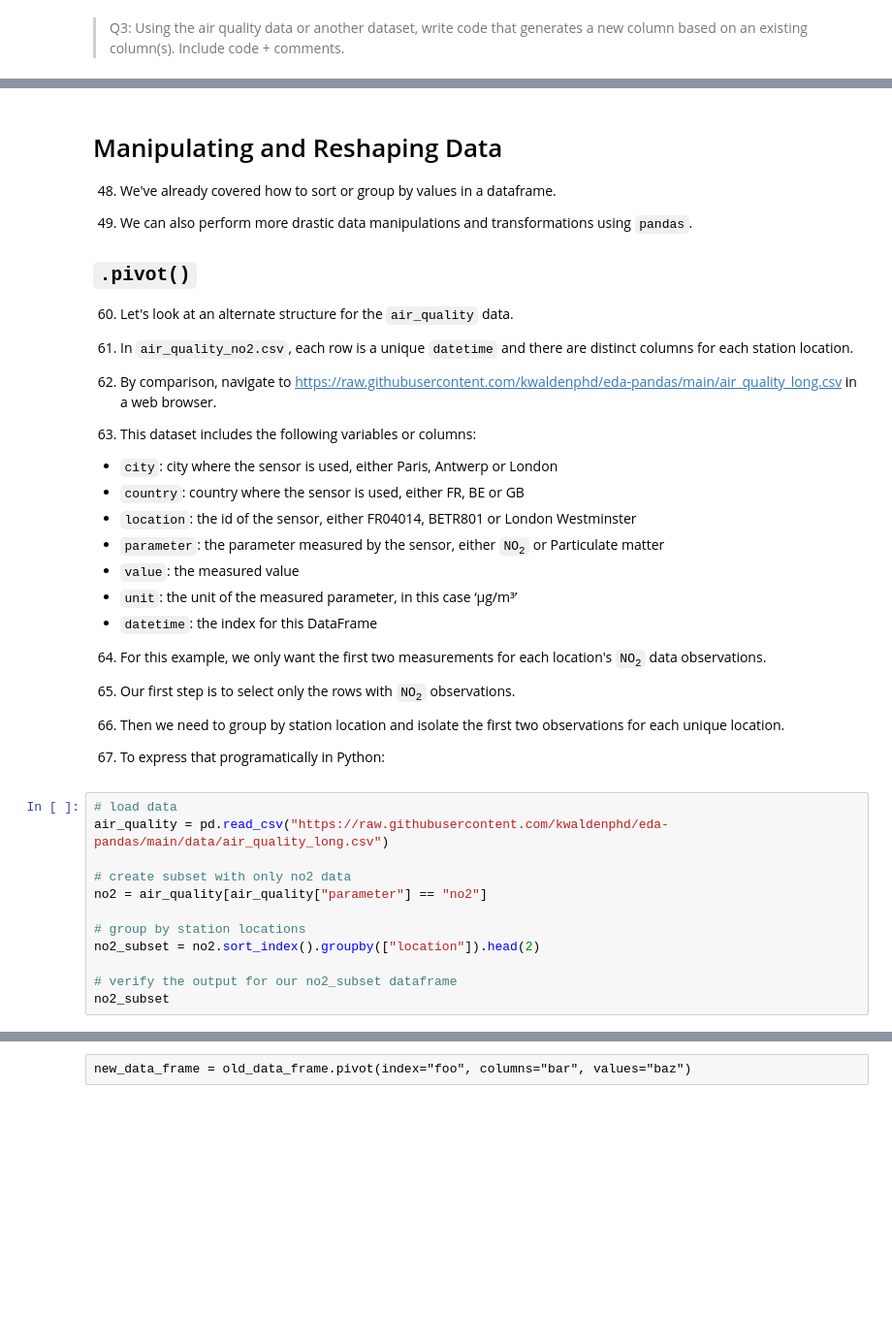
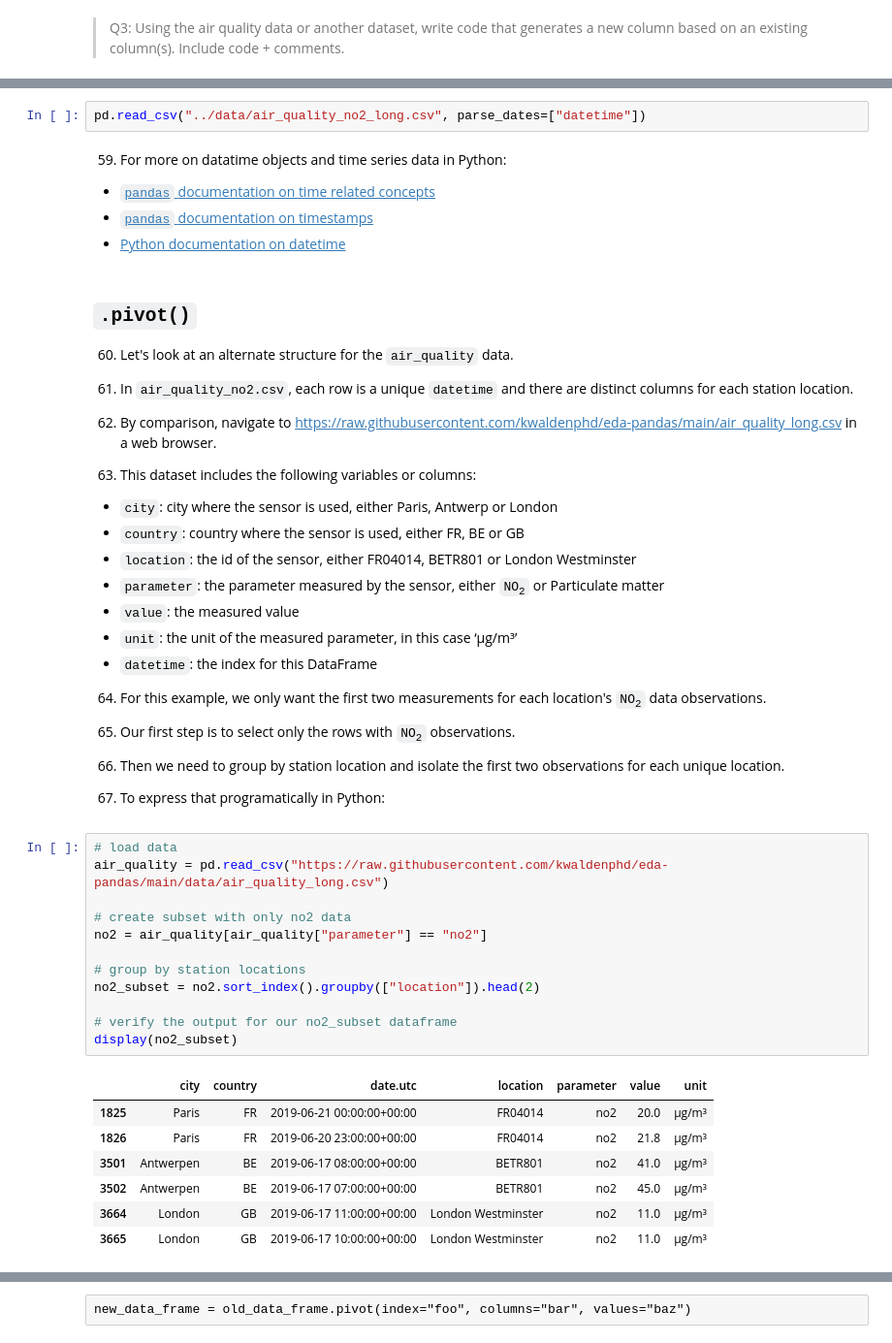
Before and after one commit to kwaldenphd/eda-pandas, a Jupyter notebook: eda-pandas.ipynb, the cells around one changed output, grey strips where cells are left out. Shown at 97% size. Saved outputs shown, nothing was run; the diff lists cells and outputs as text; blank space fills up the shorter version.

Commit message:
Updated README.md and eda-pandas.ipynb

```diff
--- a/eda-pandas.ipynb
+++ b/eda-pandas.ipynb
@@ -219,10 +349,11 @@ air_quality.head()
+# %%
+pd.read_csv("../data/air_quality_no2_long.csv", parse_dates=["datetime"])
+# %% [markdown]
+59. For more on datatime objects and time series data in Python:
+- [`pandas` documentation on time related concepts](https://pandas.pydata.org/pandas-docs/stable/user_guide/timeseries.html)
+- [`pandas` documentation on timestamps](https://pandas.pydata.org/pandas-docs/stable/reference/api/pandas.Timestamp.html#pandas.Timestamp)
+- [Python documentation on datetime](https://docs.python.org/3/library/datetime.html)
 # %% [markdown]
-# Manipulating and Reshaping Data
-
-48. We've already covered how to sort or group by values in a dataframe.
-
-49. We can also perform more drastic data manipulations and transformations using `pandas`.
-
 ## `.pivot()`
 
 60. Let's look at an alternate structure for the `air_quality` data.
@@ -250,15 +381,23 @@ air_quality.head()
 # %%
 # load data
 air_quality = pd.read_csv("https://raw.githubusercontent.com/kwaldenphd/eda-pandas/main/data/air_quality_long.csv")
 
 # create subset with only no2 data
 no2 = air_quality[air_quality["parameter"] == "no2"]
 
 # group by station locations
 no2_subset = no2.sort_index().groupby(["location"]).head(2)
 
 # verify the output for our no2_subset dataframe
-no2_subset
+display(no2_subset)
+# %% [output]
+|  | city | country | date.utc | location | parameter | value | unit |
+| 1825 | Paris | FR | 2019-06-21 00:00:00+00:00 | FR04014 | no2 | 20.0 | µg/m³ |
+| 1826 | Paris | FR | 2019-06-20 23:00:00+00:00 | FR04014 | no2 | 21.8 | µg/m³ |
+| 3501 | Antwerpen | BE | 2019-06-17 08:00:00+00:00 | BETR801 | no2 | 41.0 | µg/m³ |
+| 3502 | Antwerpen | BE | 2019-06-17 07:00:00+00:00 | BETR801 | no2 | 45.0 | µg/m³ |
+| 3664 | London | GB | 2019-06-17 11:00:00+00:00 | London Westminster | no2 | 11.0 | µg/m³ |
+| 3665 | London | GB | 2019-06-17 10:00:00+00:00 | London Westminster | no2 | 11.0 | µg/m³ |
 # %% [markdown]
 68. Let's imagine we want the three station values for <code>NO<sub>2</sub></code> to appear as adjacent columns.
 
```
Also changed, not shown: parts of 33 cells of this notebook, 1 other file.
